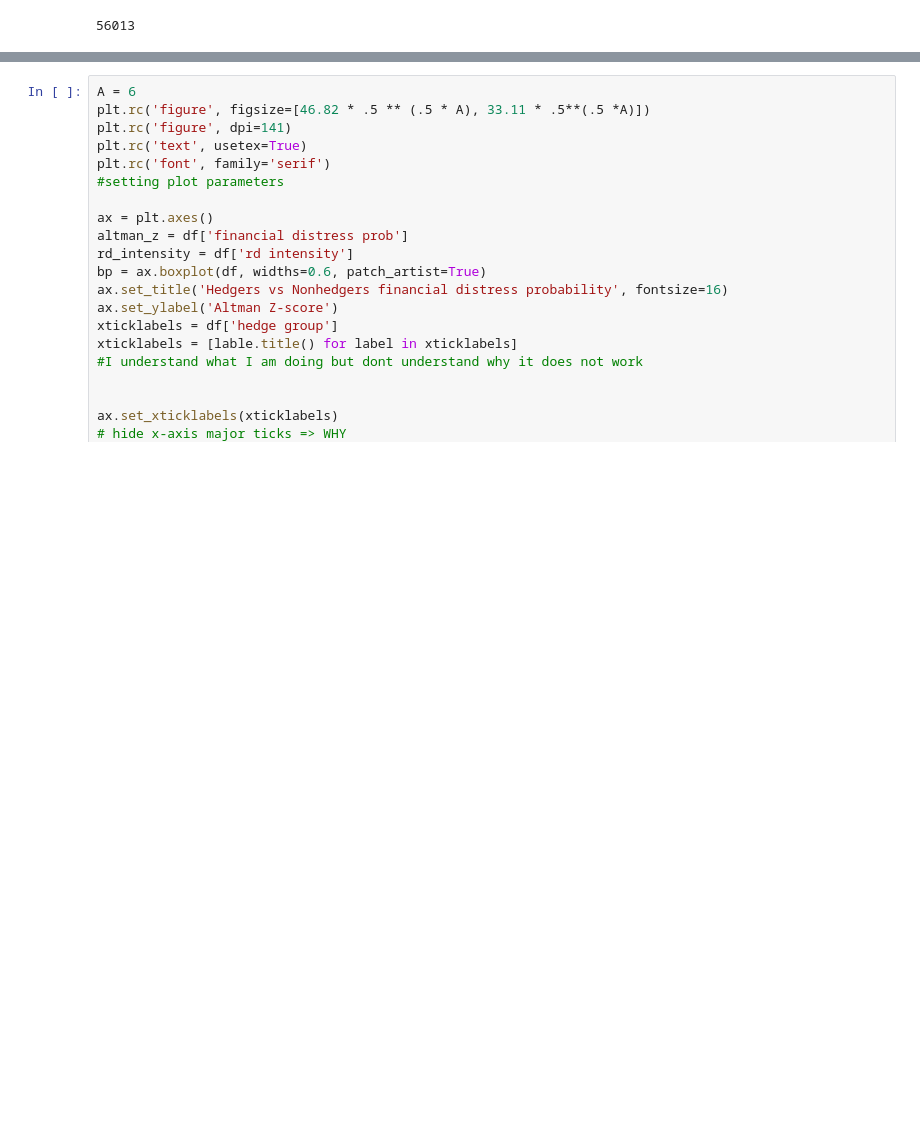
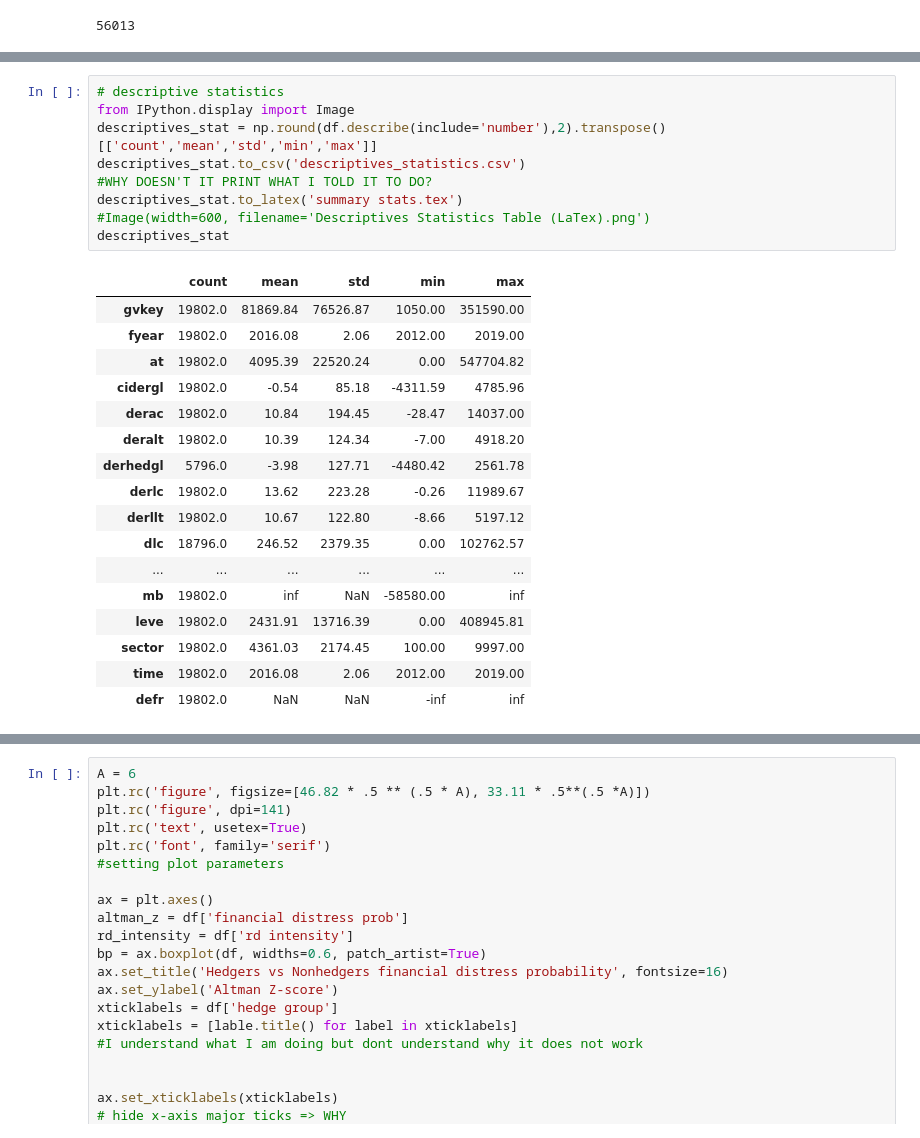
Before and after one commit to Betty099/thesis_data, a Jupyter notebook: thesis.ipynb, the cells around one changed output, grey strips where cells are left out. Saved outputs shown, nothing was run; the diff lists cells and outputs as text; blank space fills up the shorter version.

Commit message:
stats

```diff
--- a/thesis.ipynb
+++ b/thesis.ipynb
@@ -173,0 +173,27 @@ descriptives_stat
+# %%
+# descriptive statistics
+from IPython.display import Image
+descriptives_stat = np.round(df.describe(include='number'),2).transpose()[['count','mean','std','min','max']]
+descriptives_stat.to_csv('descriptives_statistics.csv')
+#WHY DOESN'T IT PRINT WHAT I TOLD IT TO DO?
+descriptives_stat.to_latex('summary stats.tex')
+#Image(width=600, filename='Descriptives Statistics Table (LaTex).png')
+descriptives_stat
+# %% [output]
+|  | count | mean | std | min | max |
+| gvkey | 19802.0 | 81869.84 | 76526.87 | 1050.00 | 351590.00 |
+| fyear | 19802.0 | 2016.08 | 2.06 | 2012.00 | 2019.00 |
+| at | 19802.0 | 4095.39 | 22520.24 | 0.00 | 547704.82 |
+| cidergl | 19802.0 | -0.54 | 85.18 | -4311.59 | 4785.96 |
+| derac | 19802.0 | 10.84 | 194.45 | -28.47 | 14037.00 |
+| deralt | 19802.0 | 10.39 | 124.34 | -7.00 | 4918.20 |
+| derhedgl | 5796.0 | -3.98 | 127.71 | -4480.42 | 2561.78 |
+| derlc | 19802.0 | 13.62 | 223.28 | -0.26 | 11989.67 |
+| derllt | 19802.0 | 10.67 | 122.80 | -8.66 | 5197.12 |
+| dlc | 18796.0 | 246.52 | 2379.35 | 0.00 | 102762.57 |
+| ... | ... | ... | ... | ... | ... |
+| mb | 19802.0 | inf | NaN | -58580.00 | inf |
+| leve | 19802.0 | 2431.91 | 13716.39 | 0.00 | 408945.81 |
+| sector | 19802.0 | 4361.03 | 2174.45 | 100.00 | 9997.00 |
+| time | 19802.0 | 2016.08 | 2.06 | 2012.00 | 2019.00 |
+| defr | 19802.0 | NaN | NaN | -inf | inf |
```
Also changed, not shown: parts of 10 cells of this notebook, 2 other files.
